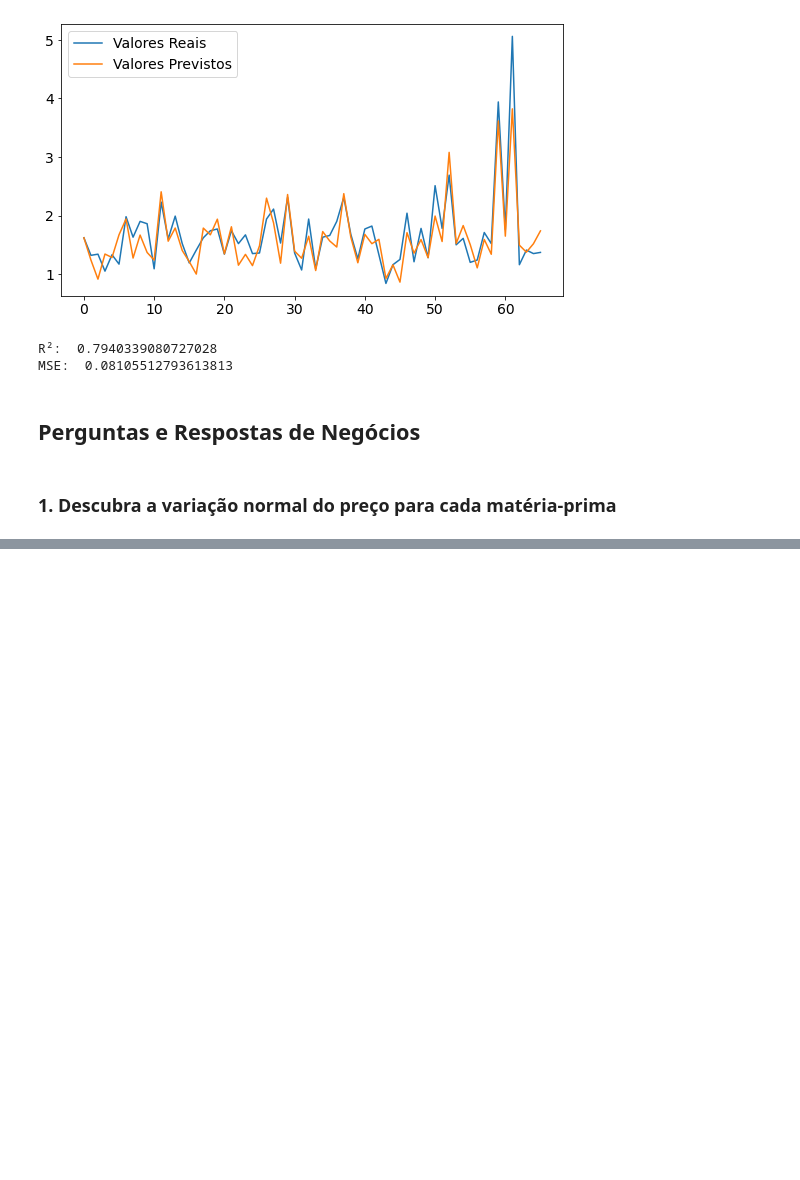
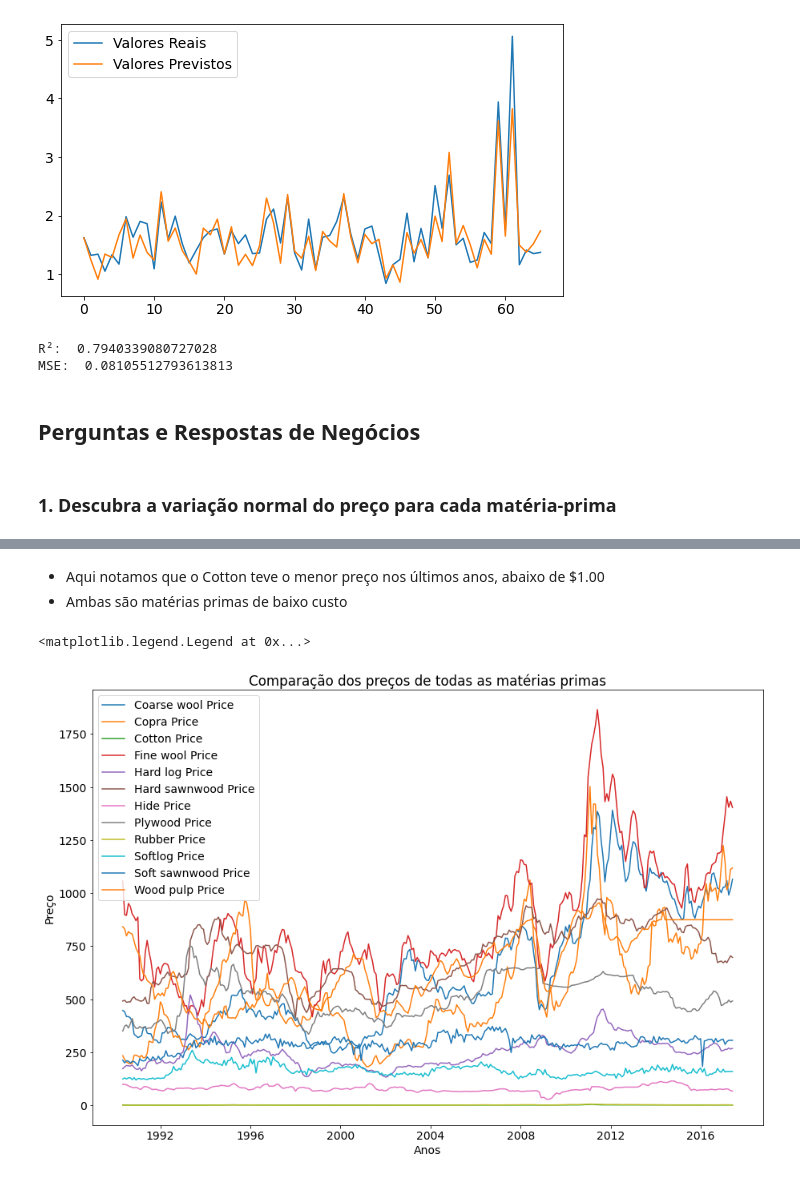
Before and after one commit to RaulOAlves/Agricultural_Raw_Material_prices_-1990_2020-, a Jupyter notebook: Agricultural_Raw_Material_prices_(1990_2020).ipynb, the cells around one changed output, grey strips where cells are left out. Drawn from its saved outputs; the diff is of its cells as text; code cells hidden in the pictures; blank space fills up the shorter version.

```diff
--- a/Agricultural_Raw_Material_prices_(1990_2020).ipynb
+++ b/Agricultural_Raw_Material_prices_(1990_2020).ipynb
@@ -283,0 +313,13 @@ for i in range(len(changes)):
+# %% [markdown]
+* Aqui notamos que o Cotton teve o menor preço nos últimos anos, abaixo de $1.00
+* Ambas são matérias primas de baixo custo
+# %%
+plt.figure(figsize=(15,10))
+plt.plot(df[prices])
+plt.title('Comparação dos preços de todas as matérias primas')
+plt.xlabel('Anos')
+plt.ylabel('Preço')
+plt.legend(prices, loc='upper left')
+# %% [output]
+<matplotlib.legend.Legend at 0x...>
+[figure, added]
```
Also changed, not shown: parts of 6 cells of this notebook.
